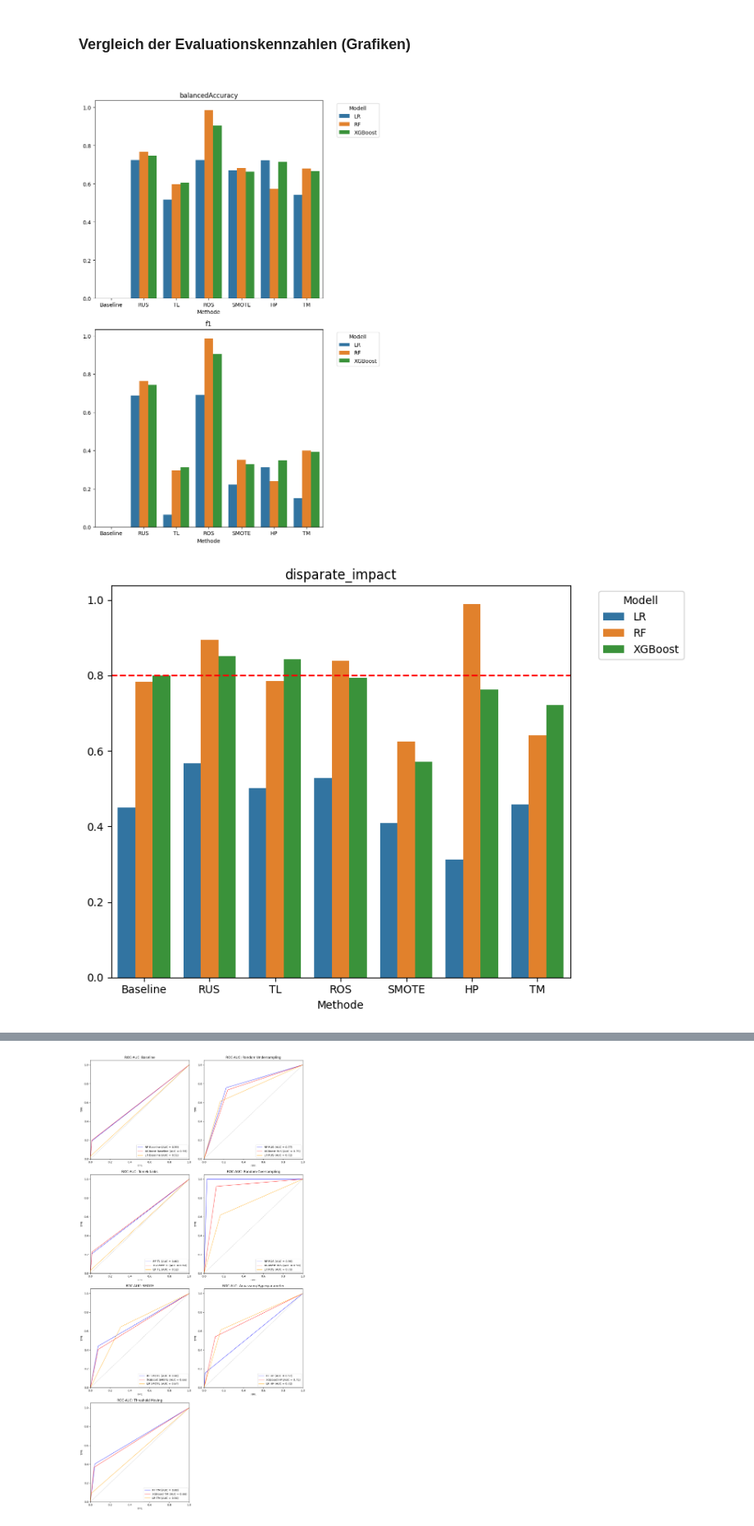
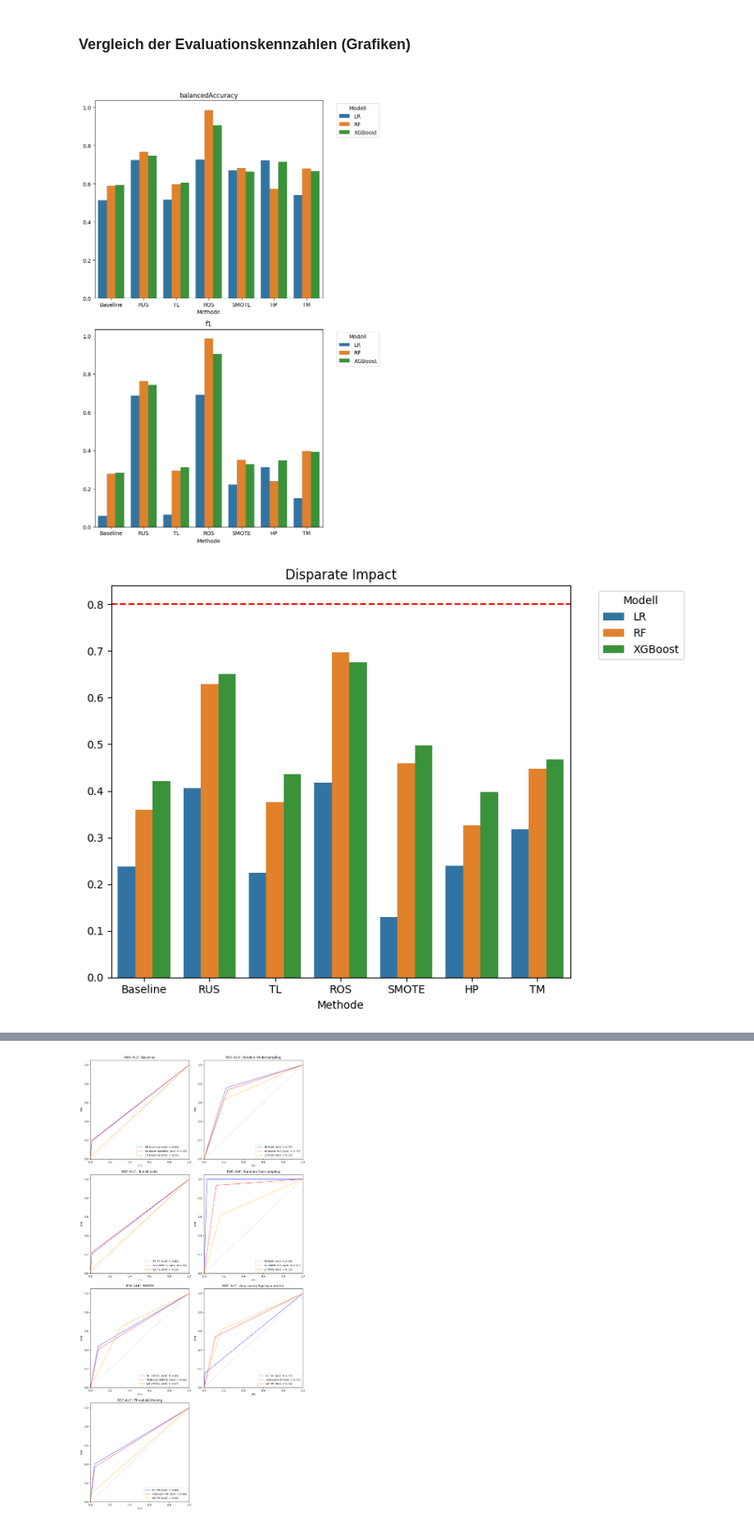
Before and after one commit to juliisch/MALE01, a Jupyter notebook: MALE01_ImbalancedData_JuliaSchmid.ipynb, the cells around one changed output, grey strips where cells are left out. Shown at 82% size. Drawn from its saved outputs; the diff is of its cells as text; code cells hidden in the pictures.

```diff
--- a/MALE01_ImbalancedData_JuliaSchmid.ipynb
+++ b/MALE01_ImbalancedData_JuliaSchmid.ipynb
@@ -195,6 +195,9 @@ df = df.dropna(subset=['NumberOfDependents'])
 # %%
-df['age_categories'] = pd.cut(df['age'], bins=[0, 30, 60, float('inf')], labels=[0, 1, 2], right=False) # 0 = young, 1 = middle, 2 = old
+# Spalte Age in zwei Kategorien teilen jung/alt
+df['age_categories'] = pd.cut(df['age'], bins=[0, 50, float('inf')], labels=[0, 1], right=False) # 0 = young, 1 = old
 df['age_categories'] = df['age_categories'].cat.codes
-df['age_categories'].value_counts()
+print(df['age_categories'].value_counts())
+print('')
+print(pd.crosstab(df['age_categories'], df['SeriousDlqin2yrs']))
 # %% [output]
 age_categories
@@ -210,17 +217,24 @@ Für das Training von Klassifikationsmodelle werden die supervised ML Modelle RF
 ### Funktionen für das Training und der Evaluierung der ML-Modelle
 # %%
 # Ergebnistabelle initialisieren (für die Speicherung der Evaluationskennzahlen)
-df_result = pd.DataFrame(columns=['model','method', 'balancedAccuracy', 'f1', 'rocAuc', 'demographic_parity', 'disparate_impact', 'equal_opportunity'])
+df_result = pd.DataFrame(columns=['model','method', 'balancedAccuracy', 'f1', 'rocAuc', 'dp', 'dir', 'eo'])
 
-# ChatGPT
-def disparate_impact(y_pred, sensitive_attr):
-    group_0 = y_pred[sensitive_attr == 0]
-    group_1 = y_pred[sensitive_attr == 1]
-    rate_0 = group_0.mean()
-    rate_1 = group_1.mean()
-    if rate_0 == 0:
+'''
+Funktion:       Ermittlung des Disperate Impact Ratio Wertes.
+Input:          y_pred (vom Modell vorhergesagte Zielvariable)
+                age_test (Werte des zu prüfenden Age Attributs)
+Output:         dri (ermittelter Disperate Impact Ratio Wert)
+Funktionsweise: Gemäß der Definition (DIR = P(Ŷ = 1 | A = 1) / P(Ŷ = 1 | A = 0) mit A = 1 geschütze Gruppe und A = 0 Referenzgruppe) wird der Disperate Impact Ratio Wert ermittelt.
+'''
+def getDisparateImpact(y_pred, age_test):
+    prop_young = y_pred[age_test == 0].mean() # P(Ŷ=1|A=young)
+    prop_old = y_pred[age_test == 1].mean() # P(Ŷ=1|A=old)
+
+    if prop_old == 0: # Divison durch 0 verhindern
         return np.nan
-    return rate_1 / rate_0
+
+    dir = prop_old / prop_young
+    return dir
 
 
 '''
@@ -278,11 +292,11 @@ def getResults(y_pred_model, y_test, age_test, name, df_result, method):
 
     # Bestimmung der Fairnessmetriken
     demographic_parity = demographic_parity_difference(y_test, y_pred_model, sensitive_features=age_test)
-    disparate_impact_ratio = disparate_impact(y_pred_model, age_test) # Bestimmung der Disperate Impact Ratio
+    disparate_impact_ratio = getDisparateImpact(y_pred_model, age_test) # Bestimmung der Kennzahl Disperate Impact Ratio
     equal_opportunity = equalized_odds_difference(y_test, y_pred_model, sensitive_features=age_test)
 
     # Speicherung der Kennzahlen
-    temp = pd.DataFrame([[name.split()[0], method, balancedAccuracy, f1,rocAuc, demographic_parity, disparate_impact_ratio, equal_opportunity ]], columns=['model','method','balancedAccuracy', 'f1', 'rocAuc','demographic_parity',  'disparate_impact', 'equal_opportunity'])
+    temp = pd.DataFrame([[name.split()[0], method, balancedAccuracy, f1,rocAuc, demographic_parity, disparate_impact_ratio, equal_opportunity ]], columns=['model','method','balancedAccuracy', 'f1', 'rocAuc','dp',  'dir', 'eo'])
     df_result = pd.concat([df_result, temp], ignore_index=True)
 
     return df_result, (fpr, tpr, rocAuc)
@@ -557,6 +555,6 @@ df_result, roc_data_tm = runAndPredict(X_train_scaled, y_train, X_test_scaled, y
 # %% [markdown]
 ### Vergleich der Evaluationskennzahlen (Tabelle)
 # %%
-df_result = df_result.sort_values(by='model')
+df_result = df_result.sort_values(by=['method', 'model'])
 df_result
 # %% [output]
@@ -596,7 +597,4 @@ Maximale Wert rocAuc = 0.984727548381343 beim Modell RF-ROS.
 # %%
-# Methoden-Liste
-resampling_methods = ["Baseline", "RUS", "TL",  "ROS", "SMOTE", "HP", "TM"]
-
 # Metriken-Liste
 metrics = ["balancedAccuracy", "f1"]
 
@@ -614,19 +612,19 @@ plt.tight_layout()
 plt.savefig("output/evaluation_metrics.png", dpi=300, bbox_inches="tight")
 plt.show()
 # %% [output]
-[figure, old version]
+[figure, new version]
 # %%
-# Fairness-Metrik Grafik
+# Fairness-Metrik Disparate Impact Grafik
 fig, ax = plt.subplots(figsize=(8, 6))
-sns.barplot(data=df_result, x="method", y='disparate_impact', hue="model", order=resampling_methods, ax=ax)
-ax.set_title('disparate_impact')
+sns.barplot(data=df_result, x="method", y='dir', hue="model", order=resampling_methods, ax=ax)
+ax.set_title('Disparate Impact')
 ax.set_xlabel("Methode")
 ax.set_ylabel('')
 ax.axhline(y=0.8, color='red', linestyle='--', linewidth=1.5)
 ax.legend(title="Modell", bbox_to_anchor=(1.05, 1), loc='upper left')
 
 plt.tight_layout()
 plt.savefig("output/evaluation_metrics_disparate_impact.png", dpi=300, bbox_inches="tight")
 plt.show()
 # %% [output]
-[figure, old version]
+[figure, new version]
```
Also changed, not shown: parts of 15 cells of this notebook, 8 other files.
